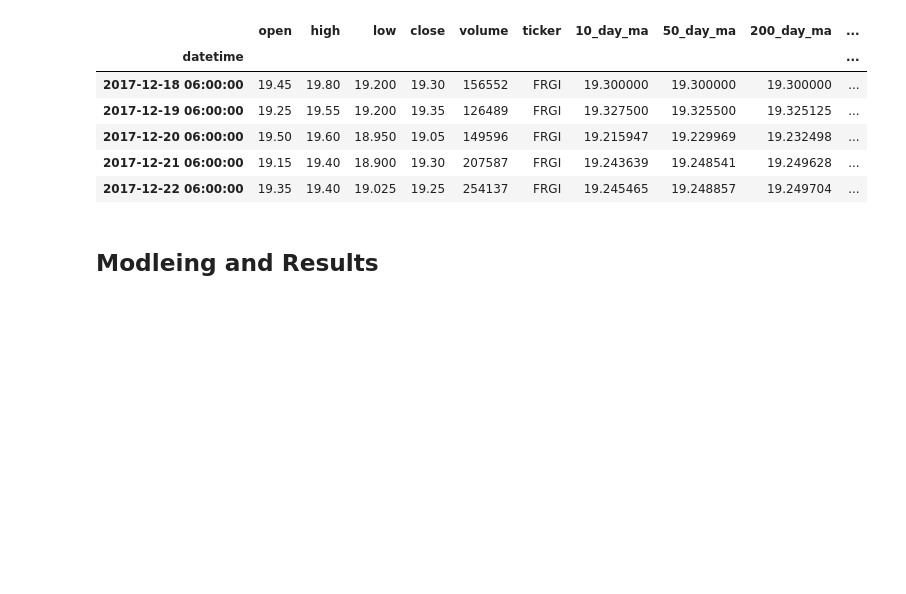
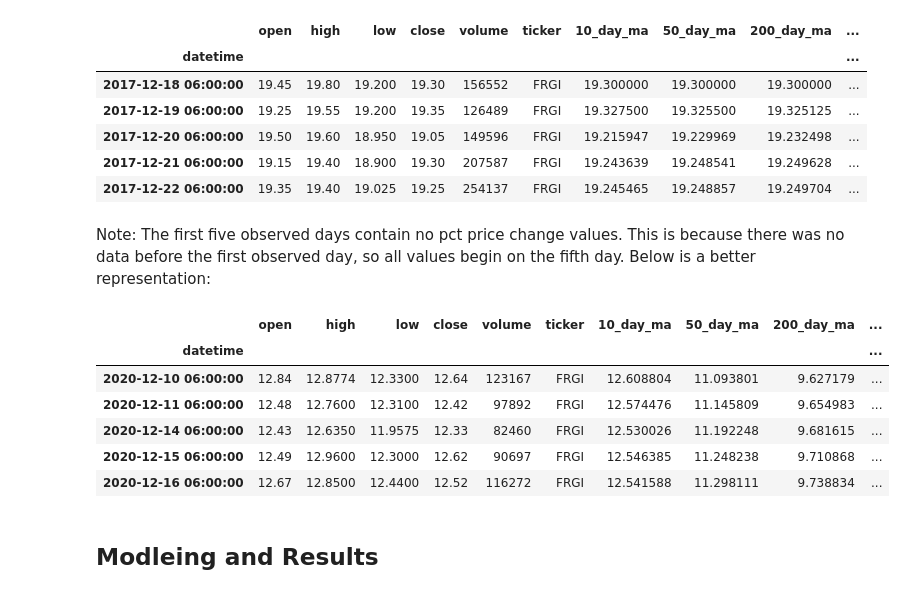
Before and after one commit to jakeoddi/Stock-Price-Forecasting, a Jupyter notebook: data_acquisition.ipynb, the cells around one changed output. Cells and saved outputs as stored; diff of their text form; code cells hidden in the pictures; blank space fills up the shorter version.

```diff
--- a/data_acquisition.ipynb
+++ b/data_acquisition.ipynb
@@ -330,6 +341,18 @@ df_list[0].head()
 | 2017-12-20 06:00:00 | 19.50 | 19.60 | 18.950 | 19.05 | 149596 | FRGI | 19.215947 | 19.229969 | 19.232498 | ... |
 | 2017-12-21 06:00:00 | 19.15 | 19.40 | 18.900 | 19.30 | 207587 | FRGI | 19.243639 | 19.248541 | 19.249628 | ... |
 | 2017-12-22 06:00:00 | 19.35 | 19.40 | 19.025 | 19.25 | 254137 | FRGI | 19.245465 | 19.248857 | 19.249704 | ... |
+# %% [markdown]
+Note: The first five observed days contain no pct price change values. This is because there was no data before the first observed day, so all values begin on the fifth day. Below is a better representation:
+# %%
+df_list[0].tail()
+# %% [output]
+|  | open | high | low | close | volume | ticker | 10_day_ma | 50_day_ma | 200_day_ma | ... |
+| datetime |  |  |  |  |  |  |  |  |  | ... |
+| 2020-12-10 06:00:00 | 12.84 | 12.8774 | 12.3300 | 12.64 | 123167 | FRGI | 12.608804 | 11.093801 | 9.627179 | ... |
+| 2020-12-11 06:00:00 | 12.48 | 12.7600 | 12.3100 | 12.42 | 97892 | FRGI | 12.574476 | 11.145809 | 9.654983 | ... |
+| 2020-12-14 06:00:00 | 12.43 | 12.6350 | 11.9575 | 12.33 | 82460 | FRGI | 12.530026 | 11.192248 | 9.681615 | ... |
+| 2020-12-15 06:00:00 | 12.49 | 12.9600 | 12.3000 | 12.62 | 90697 | FRGI | 12.546385 | 11.248238 | 9.710868 | ... |
+| 2020-12-16 06:00:00 | 12.67 | 12.8500 | 12.4400 | 12.52 | 116272 | FRGI | 12.541588 | 11.298111 | 9.738834 | ... |
 # %% [markdown]
 ## Modleing and Results
 # %%
```
Also changed, not shown: parts of 11 cells of this notebook.
